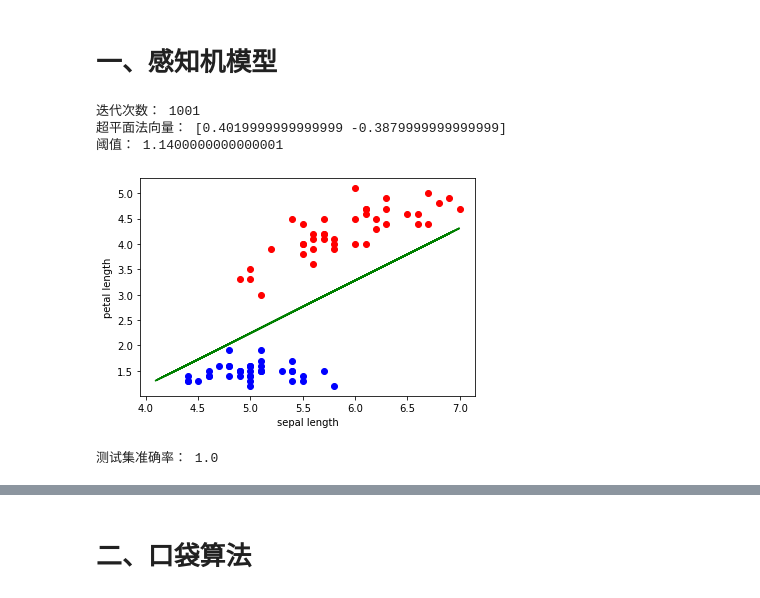
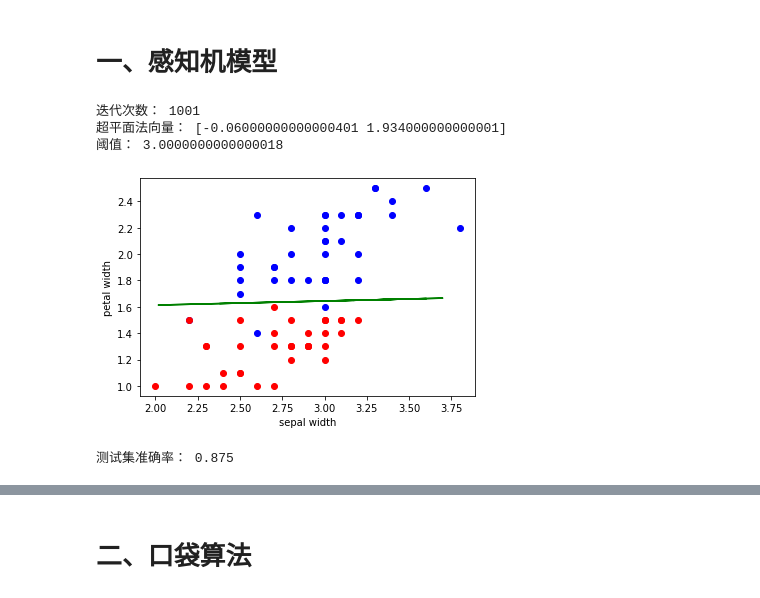
Before and after one commit to ZZh2333/NeuralNetworkAndDeepLearning, a Jupyter notebook: 3-24homework/homeworkv1.ipynb, the cells around one changed output, grey strips where cells are left out. Cells and saved outputs as stored; diff of their text form; code cells hidden in the pictures.

```diff
--- a/3-24homework/homeworkv1.ipynb
+++ b/3-24homework/homeworkv1.ipynb
@@ -41,6 +41,6 @@ data
 ### 选择数据集中四列数据
 两列作为输入数据，一列作为输出数据
 # %%
-col = ['sepal length','petal length','class']
+col = ['sepal width','petal width','class']
 data = pd.DataFrame(data,columns = col)
 # %% [markdown]
@@ -48,4 +48,4 @@ data = pd.DataFrame(data,columns = col)
 # %%
-data = data[0:100]
+data = data[51:]
 data
 # %% [output]
@@ -65,7 +65,7 @@ data
 # %% [markdown]
 ### 重写class
 # %%
-data.loc[(data['class']=='Iris-setosa'),'class'] = 1
+data.loc[(data['class']=='Iris-virginica'),'class'] = 1
 data.loc[(data['class']=='Iris-versicolor'),'class'] = -1
 # %% [markdown]
 ### 打乱数据
@@ -104,7 +104,7 @@ plt.show()
 # %% [markdown]
 ### 划分训练集与测试集
 # %%
-training = data[:80]
-test = data[81:]
+training = data[:75]
+test = data[75:]
 test
 # %% [output]
@@ -180,31 +178,36 @@ def feeling():
 # %%
 if __name__=='__main__':
     cnt,w,c=feeling()
     print("迭代次数：",cnt)
     print("超平面法向量：",w)
     print("阈值：",c)
     count = 0
     for i in range(len(test)):
         target = test[i][-1:]
         result = sign(np.sum(w*test[i][:-1])-c)
         if(target == result):
             count += 1
     accuracy = float(count/len(test))
     for i in range(len(training)):
         if training[i][-1] == -1:
             plt.scatter(training[i][0],training[i][1],c='r')
         else:
             plt.scatter(training[i][0],training[i][1],c='b')
-    X = np.random.uniform(4,7,100)
+#     for i in range(len(data)):
+#         if training[i][-1] == -1:
+#             plt.scatter(data[i][0],data[i][1],c='r')
+#         else:
+#             plt.scatter(data[i][0],data[i][1],c='b')
+    X = np.random.uniform(2,4,10)
     Y = -(w[0]*X-c)/w[1]
-    plt.xlabel('sepal length')
-    plt.ylabel('petal length')
+    plt.xlabel('sepal width')
+    plt.ylabel('petal width')
     plt.plot(X,Y,'g')
     plt.show()
     print("测试集准确率：",accuracy)
 # %% [output]
 迭代次数： 1001
-超平面法向量： [0.4019999999999999 -0.3879999999999999]
-阈值： 1.1400000000000001
+超平面法向量： [-0.06000000000000401 1.934000000000001]
+阈值： 3.0000000000000018
-[figure, old version]
+[figure, new version]
-测试集准确率： 1.0
+测试集准确率： 0.875
```
Also changed, not shown: parts of 11 cells of this notebook.
